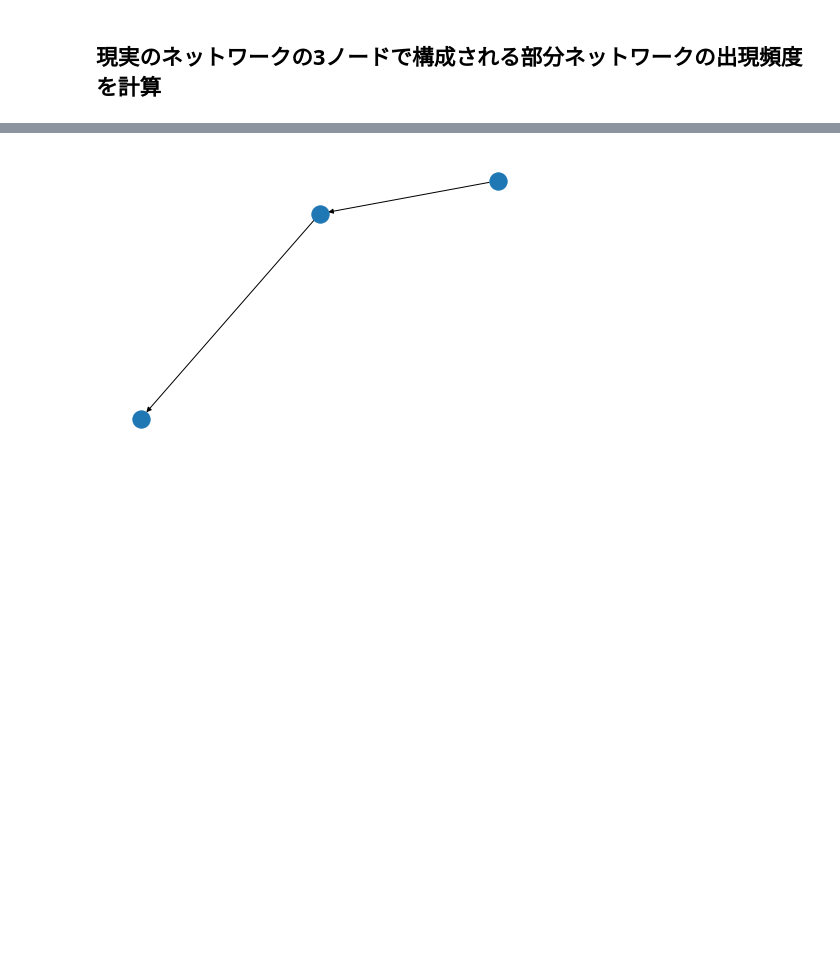
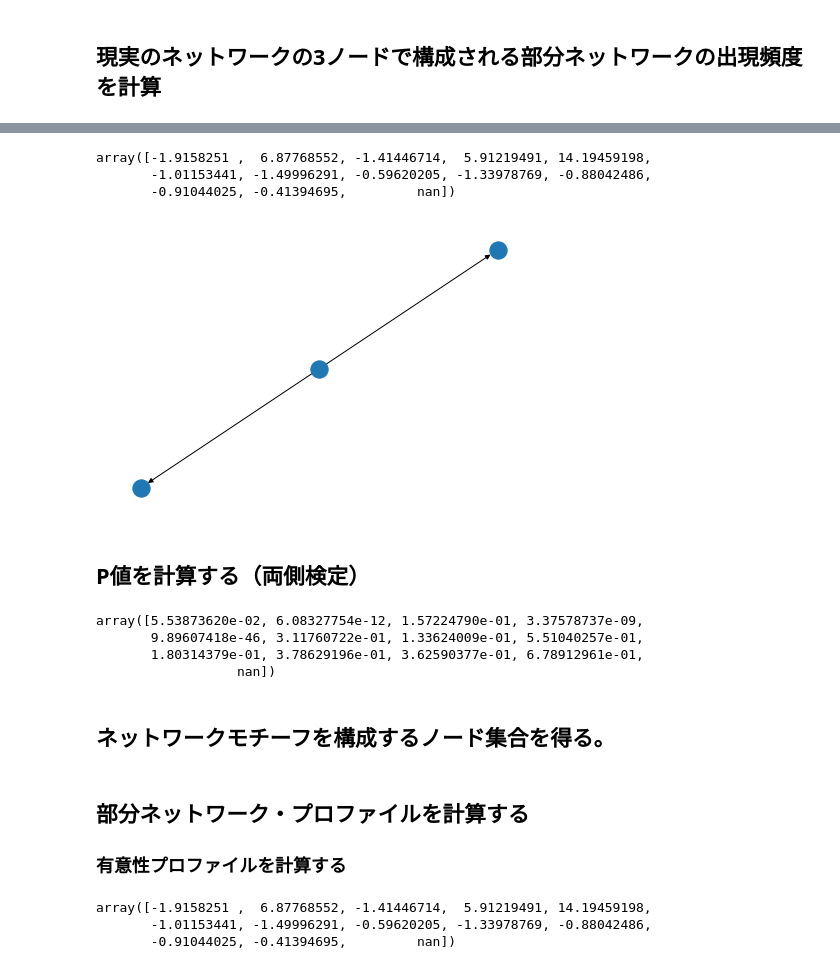
Before and after one commit to monofo/network-analysis-in-biology_python, a Jupyter notebook: network_motifs/network_motif_analysis.ipynb, the cells around one changed output, grey strips where cells are left out. Drawn from its saved outputs; the diff is of its cells as text; code cells hidden in the pictures; blank space fills up the shorter version.

```diff
--- a/network_motifs/network_motif_analysis.ipynb
+++ b/network_motifs/network_motif_analysis.ipynb
@@ -109,4 +93,0 @@ NameError: name 'motifs_3' is not defined
-# %%
-nx.draw(nx.path_graph(3, create_using=nx.DiGraph()))
-# %% [output]
-[figure, removed]
@@ -112,0 +96,22 @@ nx.draw(nx.path_graph(3, create_using=nx.DiGraph()))
+# %%
+z_motif
+# %% [output]
+array([-1.9158251 ,  6.87768552, -1.41446714,  5.91219491, 14.19459198,
+       -1.01153441, -1.49996291, -0.59620205, -1.33978769, -0.88042486,
+       -0.91044025, -0.41394695,         nan])
+# %%
+nx.draw(motifs_3["S1"])
+# %% [output]
+[figure, added]
+# %% [markdown]
+## P値を計算する（両側検定）
+# %%
+p_motif = 2 * stats.norm.cdf(-abs(z_motif))
+p_motif
+# %% [output]
+array([5.53873620e-02, 6.08327754e-12, 1.57224790e-01, 3.37578737e-09,
+       9.89607418e-46, 3.11760722e-01, 1.33624009e-01, 5.51040257e-01,
+       1.80314379e-01, 3.78629196e-01, 3.62590377e-01, 6.78912961e-01,
+                  nan])
+# %% [markdown]
+## ネットワークモチーフを構成するノード集合を得る。
@@ -112,0 +120,9 @@ nx.draw(nx.path_graph(3, create_using=nx.DiGraph()))
+# %% [markdown]
+## 部分ネットワーク・プロファイルを計算する
+### 有意性プロファイルを計算する
+# %%
+z_motif
+# %% [output]
+array([-1.9158251 ,  6.87768552, -1.41446714,  5.91219491, 14.19459198,
+       -1.01153441, -1.49996291, -0.59620205, -1.33978769, -0.88042486,
+       -0.91044025, -0.41394695,         nan])
```
Also changed, not shown: parts of 22 cells of this notebook.
